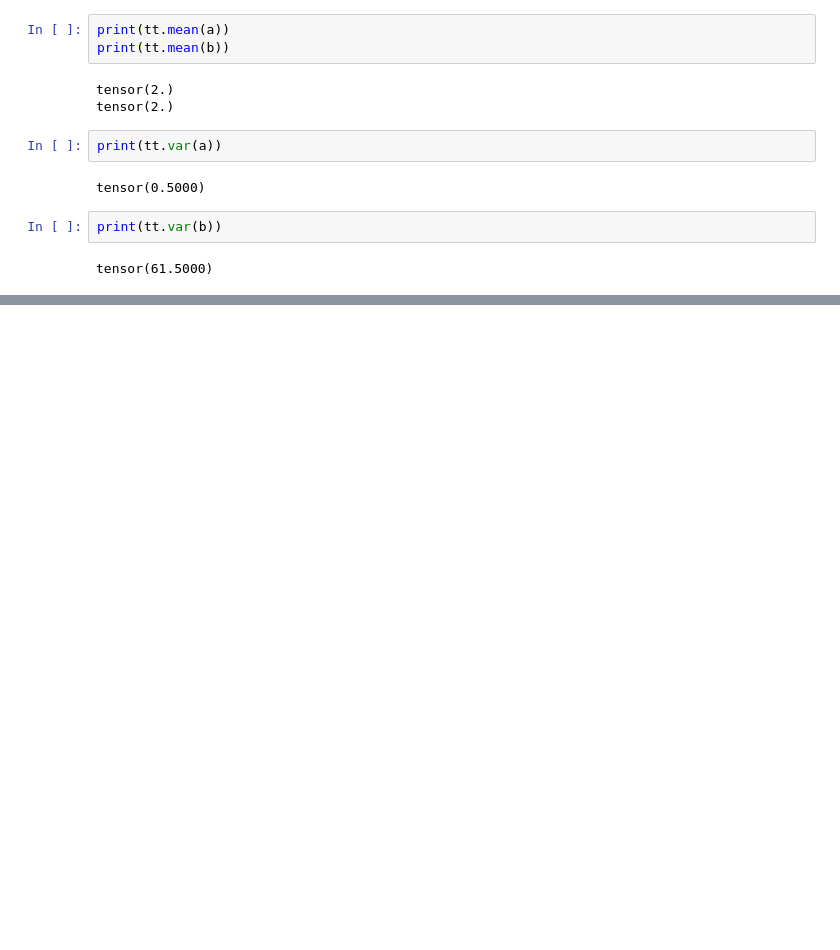
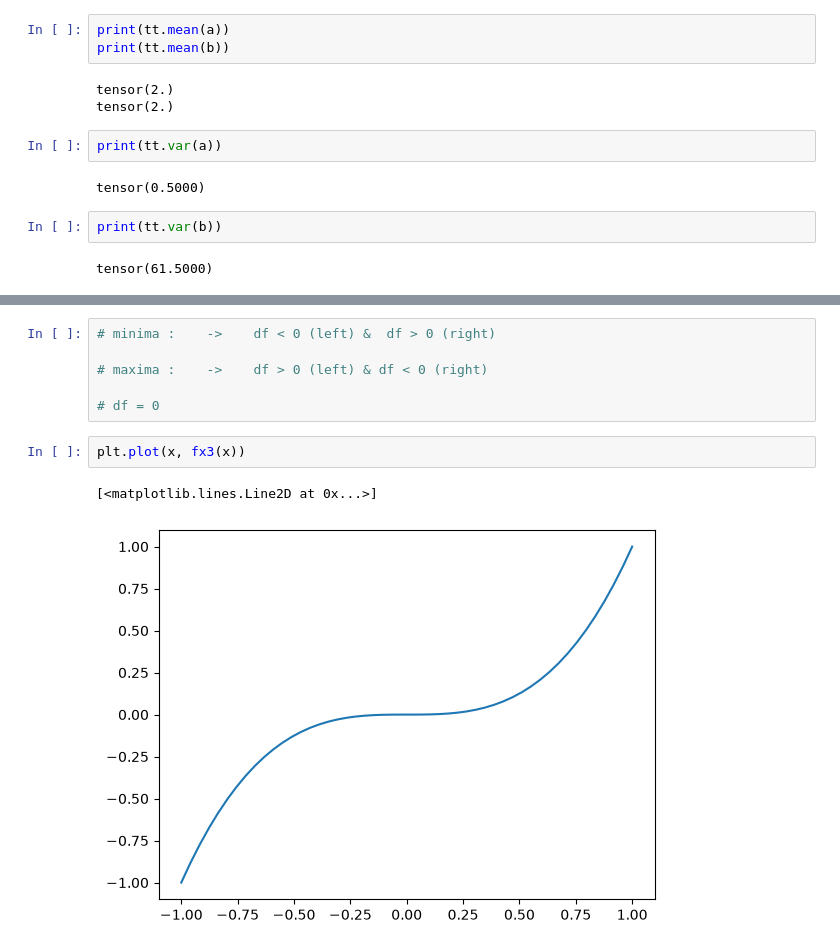
Before and after one commit to Amirgray59/deep-learning-roadmap, a Jupyter notebook: 0-math/two.ipynb, the cells around one changed output, grey strips where cells are left out. Cells and saved outputs as stored; diff of their text form; blank space fills up the shorter version.

```diff
--- a/0-math/two.ipynb
+++ b/0-math/two.ipynb
@@ -84,0 +119,11 @@ tensor(61.5000)
+# %%
+# minima :    ->    df < 0 (left) &  df > 0 (right)
+
+# maxima :    ->    df > 0 (left) & df < 0 (right)
+
+# df = 0
+# %%
+plt.plot(x, fx3(x))
+# %% [output]
+[<matplotlib.lines.Line2D at 0x...>]
+[figure, added]
```
Also changed, not shown: parts of 11 cells of this notebook.
